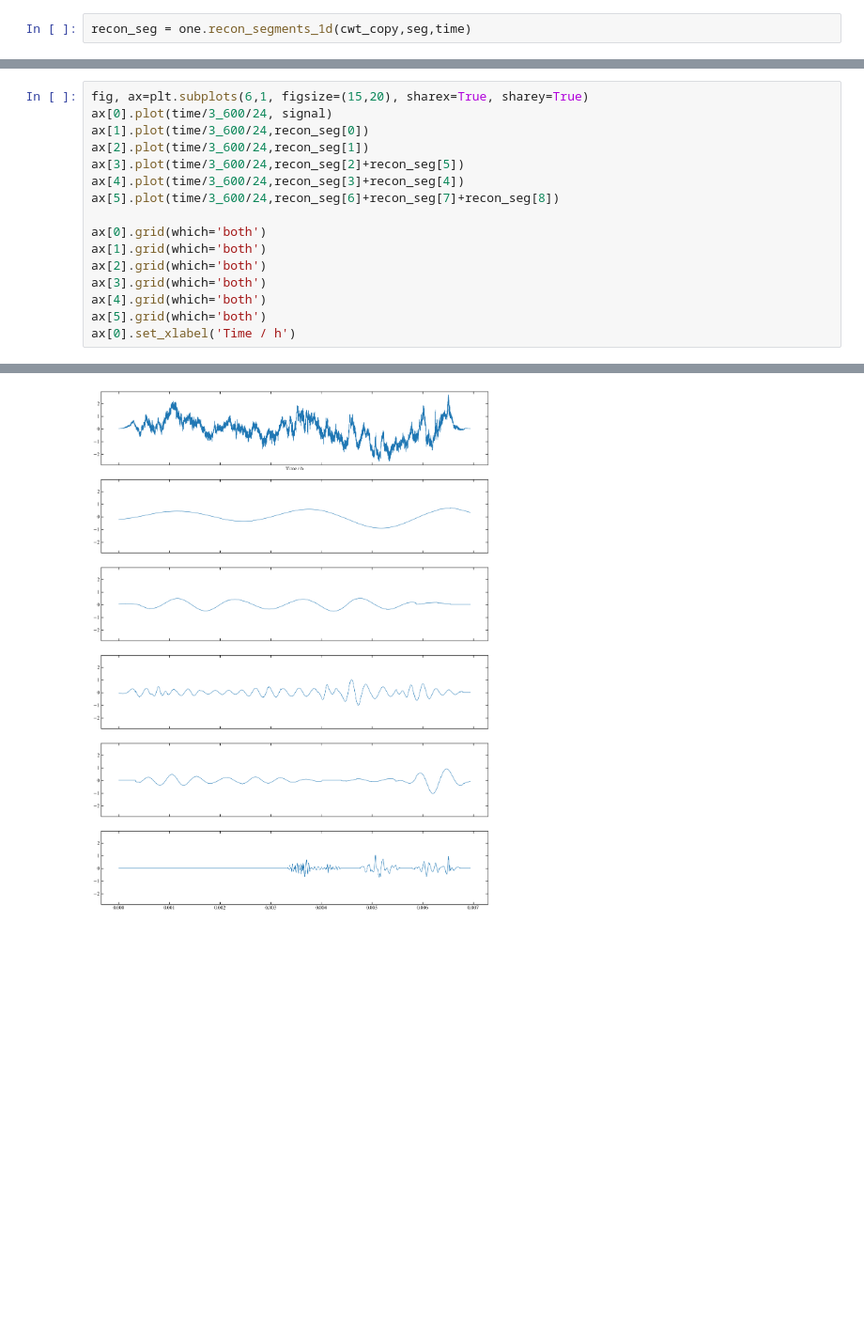
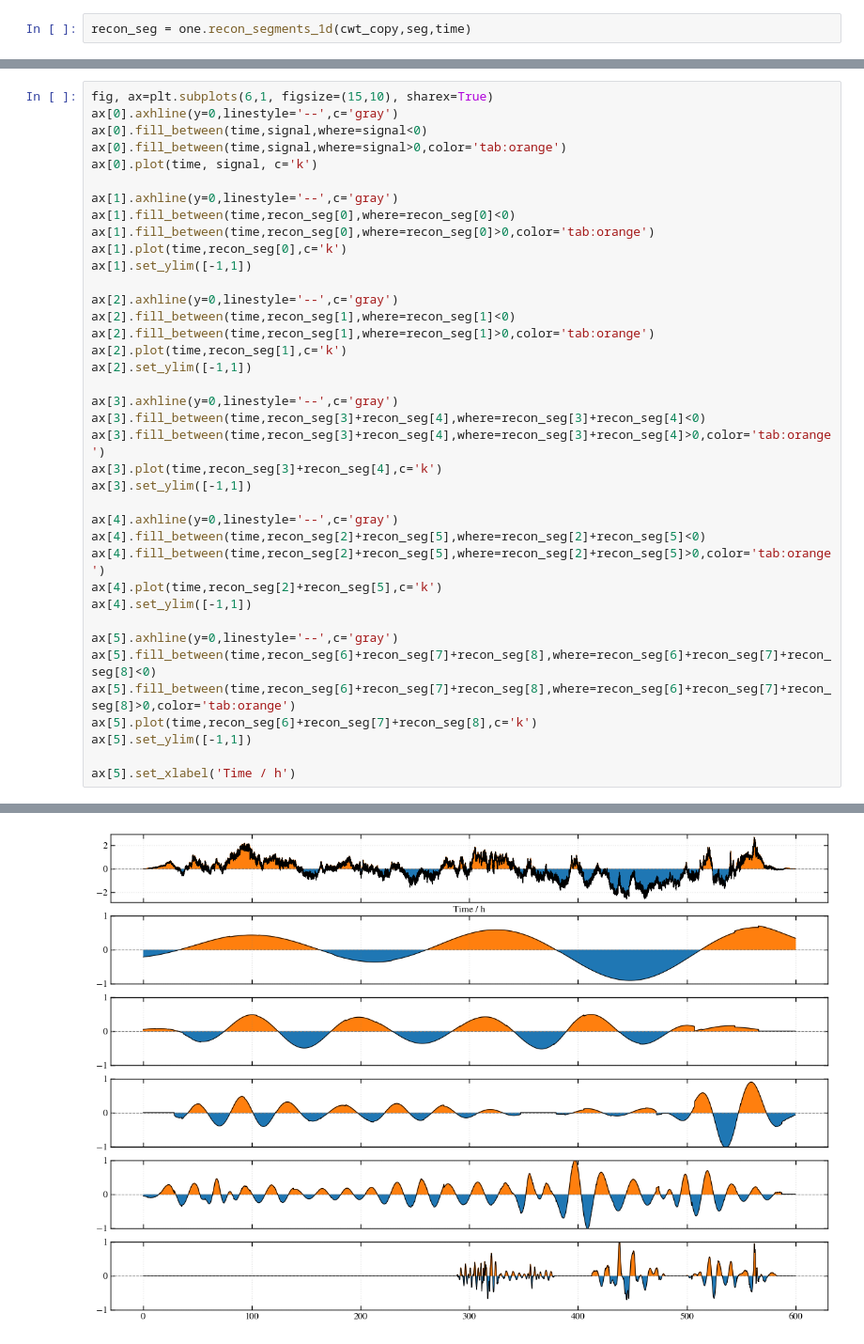
Before and after one commit to Waveguyde/WAVEGUISE, a Jupyter notebook: notebooks/01-1D_exmpl_balloon.ipynb, the cells around one changed output, grey strips where cells are left out. Shown at 94% size. Saved outputs shown, nothing was run; the diff lists cells and outputs as text; blank space fills up the shorter version.

```diff
--- a/notebooks/01-1D_exmpl_balloon.ipynb
+++ b/notebooks/01-1D_exmpl_balloon.ipynb
@@ -154,19 +162,41 @@ Text(0.5, 0, 'Time / h')
 # %%
-fig, ax=plt.subplots(6,1, figsize=(15,20), sharex=True, sharey=True)
-ax[0].plot(time/3_600/24, signal)
-ax[1].plot(time/3_600/24,recon_seg[0])
-ax[2].plot(time/3_600/24,recon_seg[1])
-ax[3].plot(time/3_600/24,recon_seg[2]+recon_seg[5])
-ax[4].plot(time/3_600/24,recon_seg[3]+recon_seg[4])
-ax[5].plot(time/3_600/24,recon_seg[6]+recon_seg[7]+recon_seg[8])
+fig, ax=plt.subplots(6,1, figsize=(15,10), sharex=True)
+ax[0].axhline(y=0,linestyle='--',c='gray')
+ax[0].fill_between(time,signal,where=signal<0)
+ax[0].fill_between(time,signal,where=signal>0,color='tab:orange')
+ax[0].plot(time, signal, c='k')
 
-ax[0].grid(which='both')
-ax[1].grid(which='both')
-ax[2].grid(which='both')
-ax[3].grid(which='both')
-ax[4].grid(which='both')
-ax[5].grid(which='both')
-ax[0].set_xlabel('Time / h')
+ax[1].axhline(y=0,linestyle='--',c='gray')
+ax[1].fill_between(time,recon_seg[0],where=recon_seg[0]<0)
+ax[1].fill_between(time,recon_seg[0],where=recon_seg[0]>0,color='tab:orange')
+ax[1].plot(time,recon_seg[0],c='k')
+ax[1].set_ylim([-1,1])
+
+ax[2].axhline(y=0,linestyle='--',c='gray')
+ax[2].fill_between(time,recon_seg[1],where=recon_seg[1]<0)
+ax[2].fill_between(time,recon_seg[1],where=recon_seg[1]>0,color='tab:orange')
+ax[2].plot(time,recon_seg[1],c='k')
+ax[2].set_ylim([-1,1])
+
+ax[3].axhline(y=0,linestyle='--',c='gray')
+ax[3].fill_between(time,recon_seg[3]+recon_seg[4],where=recon_seg[3]+recon_seg[4]<0)
+ax[3].fill_between(time,recon_seg[3]+recon_seg[4],where=recon_seg[3]+recon_seg[4]>0,color='tab:orange')
+ax[3].plot(time,recon_seg[3]+recon_seg[4],c='k')
+ax[3].set_ylim([-1,1])
+
+ax[4].axhline(y=0,linestyle='--',c='gray')
+ax[4].fill_between(time,recon_seg[2]+recon_seg[5],where=recon_seg[2]+recon_seg[5]<0)
+ax[4].fill_between(time,recon_seg[2]+recon_seg[5],where=recon_seg[2]+recon_seg[5]>0,color='tab:orange')
+ax[4].plot(time,recon_seg[2]+recon_seg[5],c='k')
+ax[4].set_ylim([-1,1])
+
+ax[5].axhline(y=0,linestyle='--',c='gray')
+ax[5].fill_between(time,recon_seg[6]+recon_seg[7]+recon_seg[8],where=recon_seg[6]+recon_seg[7]+recon_seg[8]<0)
+ax[5].fill_between(time,recon_seg[6]+recon_seg[7]+recon_seg[8],where=recon_seg[6]+recon_seg[7]+recon_seg[8]>0,color='tab:orange')
+ax[5].plot(time,recon_seg[6]+recon_seg[7]+recon_seg[8],c='k')
+ax[5].set_ylim([-1,1])
+
+ax[5].set_xlabel('Time / h')
 # %% [output]
 Text(0.5, 0, 'Time / h')
-[figure, old version]
+[figure, new version]
```
Also changed, not shown: parts of 1 cell of this notebook, 1 other file.
